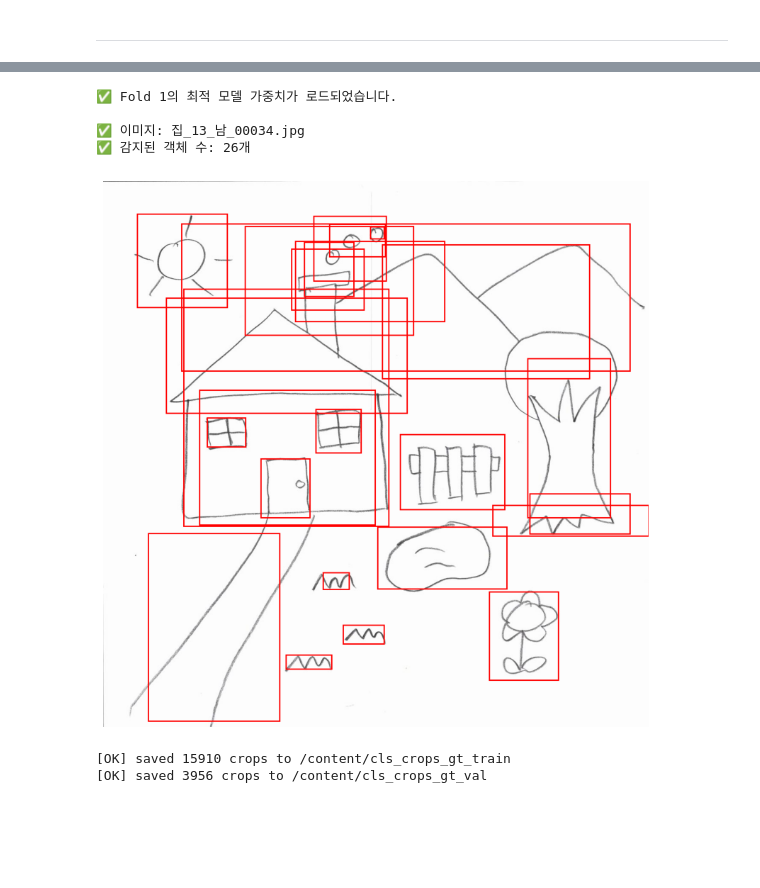
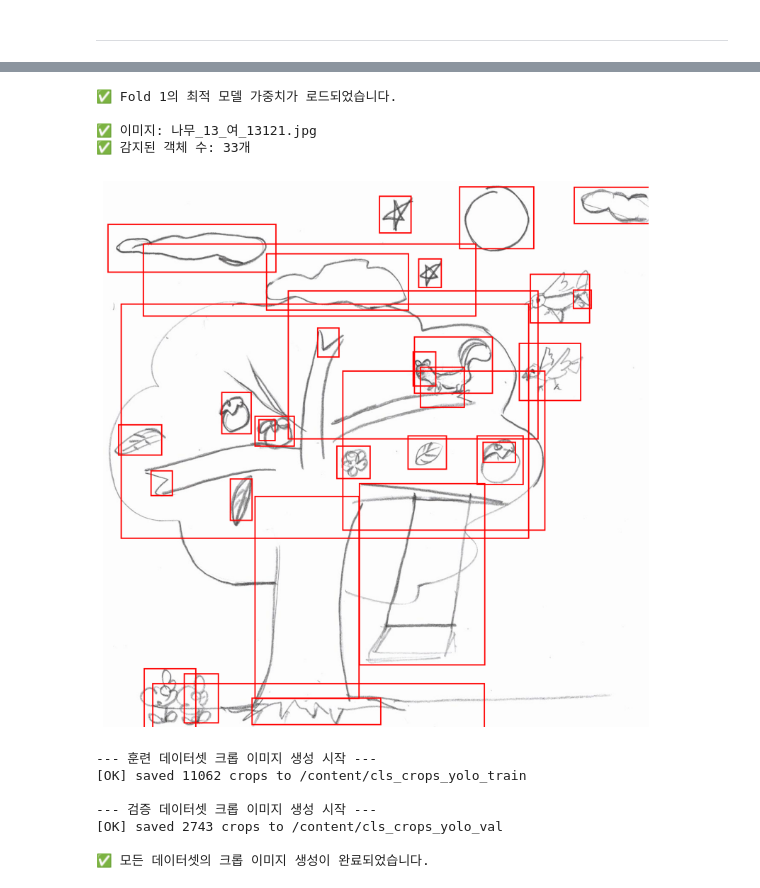
Before and after one commit to group5-ocr/midterm-project, a Jupyter notebook: 노현지/art_Yolov3.ipynb, the cells around one changed output, grey strips where cells are left out. Drawn from its saved outputs; the diff is of its cells as text; code cells hidden in the pictures; blank space fills up the shorter version.

```diff
--- a/노현지/art_Yolov3.ipynb
+++ b/노현지/art_Yolov3.ipynb
@@ -366,13 +366,13 @@ print(ANCHORS_SCALED)
 # %%
 # K-Means를 통해 도출된 최종 앵커 박스 (w, h)
 kmeans_anchors = [
-    [53, 56], [131, 121], [149, 260],
-    [344, 212], [276, 445], [603, 372],
-    [438, 761], [1051, 366], [744, 1077]
+    anchors_sorted_by_area[6:9],
+    anchors_sorted_by_area[3:6],
+    anchors_sorted_by_area[0:3]
 ]
 
 # 앵커 박스를 YOLOv3의 스케일에 맞게 정렬 (면적 순)
-anchors_sorted_by_area = sorted(kmeans_anchors, key=lambda x: x[0] * x[1])
+anchors_sorted_by_area = sorted(anchors, key=lambda x: x[0] * x[1])
 
 INPUT_SIZE = 416
 SCALES = [13, 26, 52]
@@ -714,12 +712,12 @@ for i, (train_index, val_index) in enumerate(kf.split(all_items)):
     # ✅ 모델, 옵티마이저, 스케줄러를 매 폴드마다 새로 초기화
     model = YOLOv3(len(classes)).to(DEVICE)
     criterion = LossV3(len(classes), lambda_noobj=0.1).to(DEVICE)
-    opt = torch.optim.Adam(model.parameters(), lr=1e-6, weight_decay=1e-2)
-    scheduler = torch.optim.lr_scheduler.ReduceLROnPlateau(opt, mode='min', factor=0.2, patience=20)
+    opt = torch.optim.Adam(model.parameters(), lr=1e-7, weight_decay=1e-2)
+    scheduler = torch.optim.lr_scheduler.ReduceLROnPlateau(opt, mode='min', factor=0.2, patience=5)
 
     best_val_loss = float('inf');
     epochs_no_improve = 0;
-    patience = 20
+    patience = 5
 
     # ✅ 폴드별 가중치 로드: 이어서 학습하기 위한 로직 추가
     checkpoint_path = CKPT_DIR / f"yolov3_best_model_fold_{i+1}.pth"
@@ -1046,7 +823,7 @@ def decode_yolo(preds, anchors, S, input_size, C):
     preds[..., 3] = preds[..., 1] + preds[..., 3]
     return preds.view(N, -1, 5 + C)
 
-def non_max_suppression(bboxes, iou_thresh=0.6, conf_thresh=0.5):
+def non_max_suppression(bboxes, iou_thresh=0.4, conf_thresh=0.35):
     """
     Non-Maximum Suppression (NMS) 적용
     - bboxes 리스트를 직접 업데이트하여 IndexError를 방지합니다.
@@ -1093,7 +870,7 @@ def non_max_suppression(bboxes, iou_thresh=0.6, conf_thresh=0.5):
 
     return selected_boxes
 
-def predict_image(model, image_path, classes, confidence_thresh=0.5, iou_thresh=0.5):
+def predict_image(model, image_path, classes, confidence_thresh=0.4, iou_thresh=0.35):
     model.eval()
     im = Image.open(image_path).convert("RGB")
     original_size = im.size
@@ -1197,43 +974,39 @@ train_index, val_index = split_indices[fold_idx]
 # 모델 인스턴스 생성 및 가중치 로드
 model = YOLOv3(len(classes)).to(DEVICE)
 checkpoint_path = CKPT_DIR / f"yolov3_best_model_fold_{fold_idx+1}.pth"
 
 # ⚠️ 오류 방지를 위해, 파일이 존재할 경우에만 로드
 if checkpoint_path.exists():
     checkpoint = torch.load(checkpoint_path)
     model.load_state_dict(checkpoint['model_state_dict'])
     print(f"✅ Fold {fold_idx+1}의 최적 모델 가중치가 로드되었습니다.")
 else:
     print(f"⚠️ Fold {fold_idx+1}의 최적 가중치 파일이 존재하지 않아 추론을 건너뜁니다.")
     exit()
 
 # 검증 데이터셋에서 이미지 선택
-sample_item = all_items[val_index[80]]
+sample_item = all_items[val_index[23]]
 sample_image_path = sample_item['img_path']
 
 # 추론 및 시각화 (confidence_thresh를 0.2로 낮춤)
 original_image, detected_bboxes = predict_image(model, sample_image_path, classes, confidence_thresh=0.2)
 visualized_image = draw_bboxes_on_image(original_image, detected_bboxes, k_font)
 
 print(f"\n✅ 이미지: {os.path.basename(sample_image_path)}")
 print(f"✅ 감지된 객체 수: {len(detected_bboxes)}개")
 
 plt.figure(figsize=(15, 10)) # 가로 15인치, 세로 10인치 크기로 설정
 plt.imshow(visualized_image)
 plt.axis('off')
 plt.show()
 # %% [output]
 ✅ Fold 1의 최적 모델 가중치가 로드되었습니다.
 
-✅ 이미지: 집_13_남_00034.jpg
-✅ 감지된 객체 수: 26개
+✅ 이미지: 나무_13_여_13121.jpg
+✅ 감지된 객체 수: 33개
-[figure, old version]
+[figure, new version]
 # %%
-import os, shutil
-from pathlib import Path
-from PIL import Image
-
-def export_classifier_crops_from_gt(items, out_dir="cls_crops_gt", min_size=8):
+def export_classifier_crops_from_gt(items, out_dir="cls_crops_yolo", min_size=8):
     """
     원본 JSON 파일(Ground Truth)의 바운딩 박스를 기준으로 객체를 크롭하고 저장합니다.
     - out_dir: ImageFolder 구조로 저장 (label/xxx.jpg)
@@ -1266,23 +1039,32 @@ def export_classifier_crops_from_gt(items, out_dir="cls_crops_gt", min_size=8):
     print(f"[OK] saved {n_ok} crops to {out.resolve()}")
     return out.resolve()
 
-# --- 실행 예시 ---
+# kf.split을 한 번만 실행하고, 인덱스를 직접 사용
 split_indices = list(kf.split(all_items))
 fold_idx = 0
 train_index, val_index = split_indices[fold_idx]
 
-# 학습 데이터셋과 검증 데이터셋 준비
+# ✅ 학습 데이터셋과 검증 데이터셋 준비
 train_items = [all_items[j] for j in train_index]
 val_items = [all_items[j] for j in val_index]
 
-# 학습용 크롭 이미지 생성
-train_crops_dir = export_classifier_crops_from_gt(train_items, "cls_crops_gt_train")
+# ✅ 학습용 크롭 이미지 생성
+print("--- 훈련 데이터셋 크롭 이미지 생성 시작 ---")
+train_crops_dir = export_classifier_crops_from_gt(train_items, "cls_crops_yolo_train")
 
-# 검증용 크롭 이미지 생성
-val_crops_dir = export_classifier_crops_from_gt(val_items, "cls_crops_gt_val")
+# ✅ 검증용 크롭 이미지 생성
+print("\n--- 검증 데이터셋 크롭 이미지 생성 시작 ---")
+val_crops_dir = export_classifier_crops_from_gt(val_items, "cls_crops_yolo_val")
+
+print("\n✅ 모든 데이터셋의 크롭 이미지 생성이 완료되었습니다.")
 # %% [output]
-[OK] saved 15910 crops to /content/cls_crops_gt_train
-[OK] saved 3956 crops to /content/cls_crops_gt_val
+--- 훈련 데이터셋 크롭 이미지 생성 시작 ---
+[OK] saved 11062 crops to /content/cls_crops_yolo_train
+
+--- 검증 데이터셋 크롭 이미지 생성 시작 ---
+[OK] saved 2743 crops to /content/cls_crops_yolo_val
+
+✅ 모든 데이터셋의 크롭 이미지 생성이 완료되었습니다.
 # %%
 import torch
 import torchvision
```
Also changed, not shown: parts of 11 cells of this notebook.
